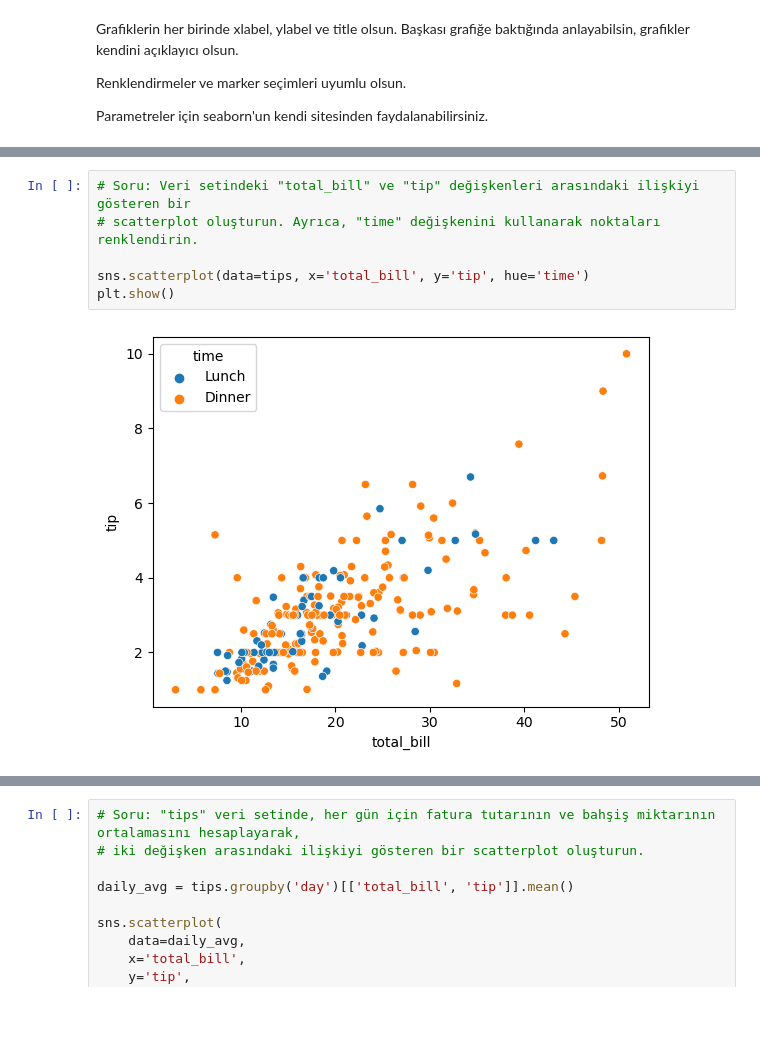
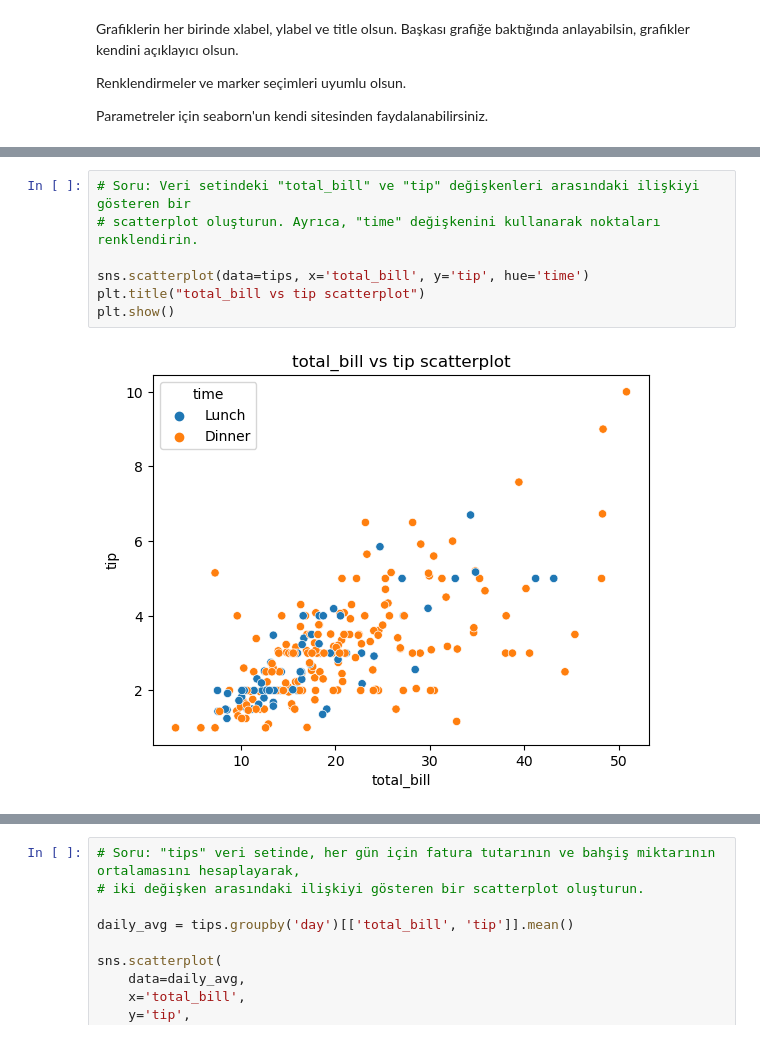
Before and after one commit to firdevskayrak/EmKa, a Jupyter notebook: Matplotlib - Seaborn Ödev.ipynb, the cells around one changed output, grey strips where cells are left out. Saved outputs shown, nothing was run; the diff lists cells and outputs as text; blank space fills up the shorter version.

```diff
--- a/Matplotlib - Seaborn Ödev.ipynb
+++ b/Matplotlib - Seaborn Ödev.ipynb
@@ -42,11 +44,12 @@ plt.show()
 # %%
 # Soru: Veri setindeki "total_bill" ve "tip" değişkenleri arasındaki ilişkiyi gösteren bir
 # scatterplot oluşturun. Ayrıca, "time" değişkenini kullanarak noktaları renklendirin.
 
 sns.scatterplot(data=tips, x='total_bill', y='tip', hue='time')
+plt.title("total_bill vs tip scatterplot")
 plt.show()
 # %% [output]
-[figure, old version]
+[figure, new version]
 # %%
 # Soru: Veri setindeki "day" ve "total_bill" değişkenlerini kullanarak,
 # her gün için ortalama toplam fatura tutarını gösteren bir barplot oluşturun.
```
Also changed, not shown: parts of 7 cells of this notebook.
